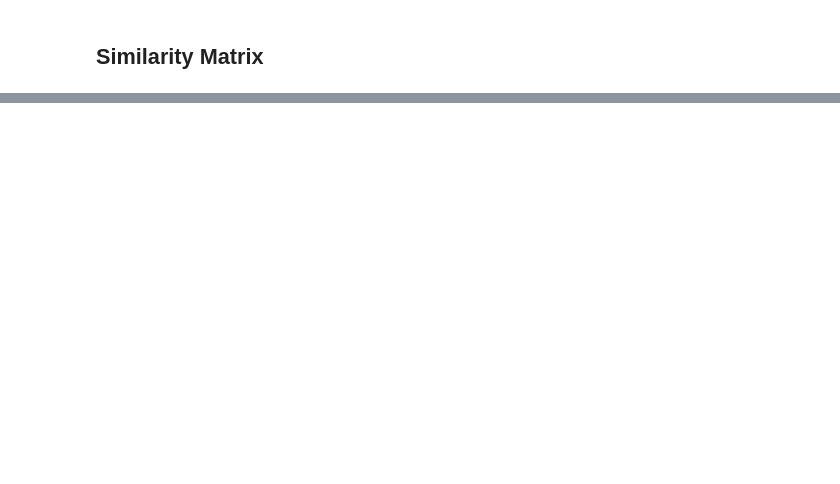
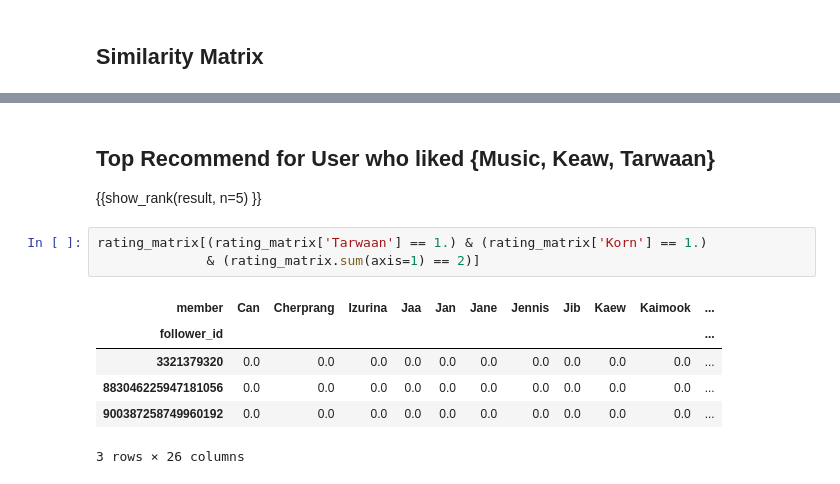
Before and after one commit to tansinee/bnk48-recommender, a Jupyter notebook: collaborative_filtering/cosine_similarity.ipynb, the cells around one changed output, grey strips where cells are left out. Cells and saved outputs as stored; diff of their text form; blank space fills up the shorter version.

```diff
--- a/collaborative_filtering/cosine_similarity.ipynb
+++ b/collaborative_filtering/cosine_similarity.ipynb
@@ -309,0 +384,13 @@ user_sim_df.head()
+# %% [markdown]
+## Top Recommend for User who liked {Music, Keaw, Tarwaan}
+{{show_rank(result, n=5) }}
+# %%
+rating_matrix[(rating_matrix['Tarwaan'] == 1.) & (rating_matrix['Korn'] == 1.)
+              & (rating_matrix.sum(axis=1) == 2)]
+# %% [output]
+| member | Can | Cherprang | Izurina | Jaa | Jan | Jane | Jennis | Jib | Kaew | Kaimook | ... |
+| follower_id |  |  |  |  |  |  |  |  |  |  | ... |
+| 3321379320 | 0.0 | 0.0 | 0.0 | 0.0 | 0.0 | 0.0 | 0.0 | 0.0 | 0.0 | 0.0 | ... |
+| 883046225947181056 | 0.0 | 0.0 | 0.0 | 0.0 | 0.0 | 0.0 | 0.0 | 0.0 | 0.0 | 0.0 | ... |
+| 900387258749960192 | 0.0 | 0.0 | 0.0 | 0.0 | 0.0 | 0.0 | 0.0 | 0.0 | 0.0 | 0.0 | ... |
+3 rows × 26 columns
```
Also changed, not shown: parts of 18 cells of this notebook, 1 other file.
